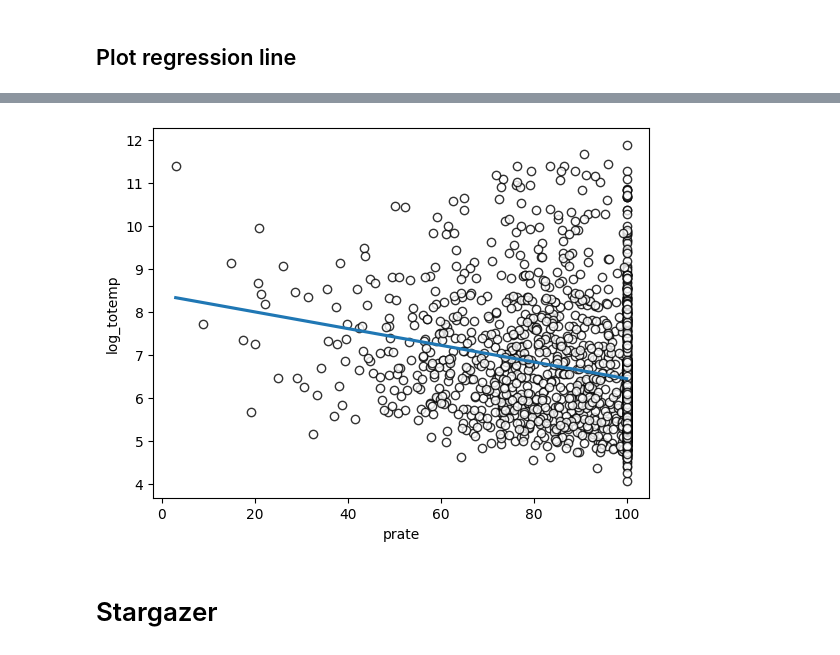
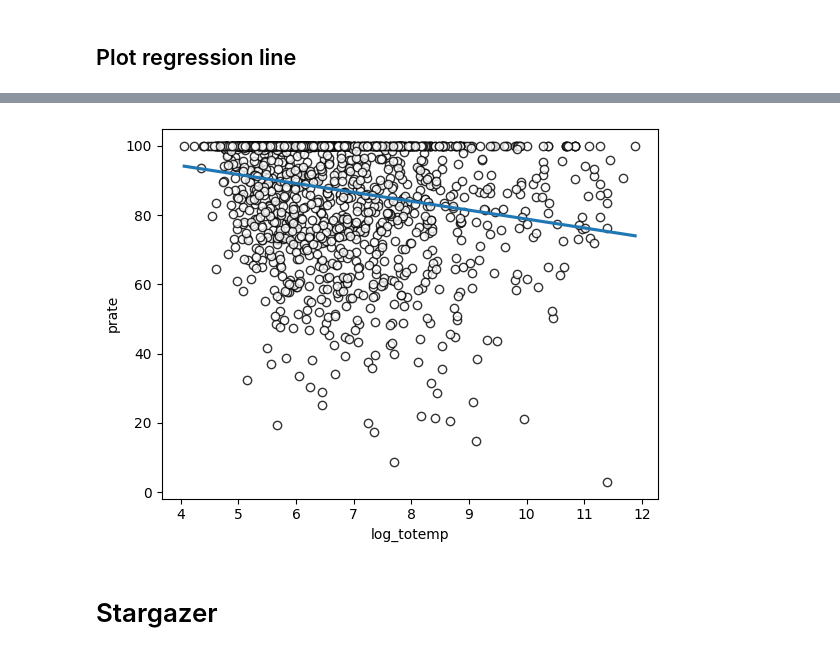
Before and after one commit to havaledar/ECON3740_F24, a Jupyter notebook: ECON3740_F24_Lab_3.ipynb, the cells around one changed output, grey strips where cells are left out. Drawn from its saved outputs; the diff is of its cells as text; code cells hidden in the pictures.

```diff
--- a/ECON3740_F24_Lab_3.ipynb
+++ b/ECON3740_F24_Lab_3.ipynb
@@ -173,19 +173,16 @@ plt.show()
 # %%
-import seaborn as sns
-import matplotlib.pyplot as plt
-
 data['log_totemp'] = np.log(data['totemp'])
 
-sns.regplot(x='prate',
-            y='log_totemp',
+sns.regplot(x='log_totemp',
+            y='prate',
             data=data,
             ci=None,
             scatter_kws={'facecolors':'white',
                          'edgecolors':'black'})
 
 plt.show()
 # %% [output]
-[figure, old version]
+[figure, new version]
 # %% [markdown]
 # Stargazer
 # %%
```
Also changed, not shown: parts of 5 cells of this notebook.
